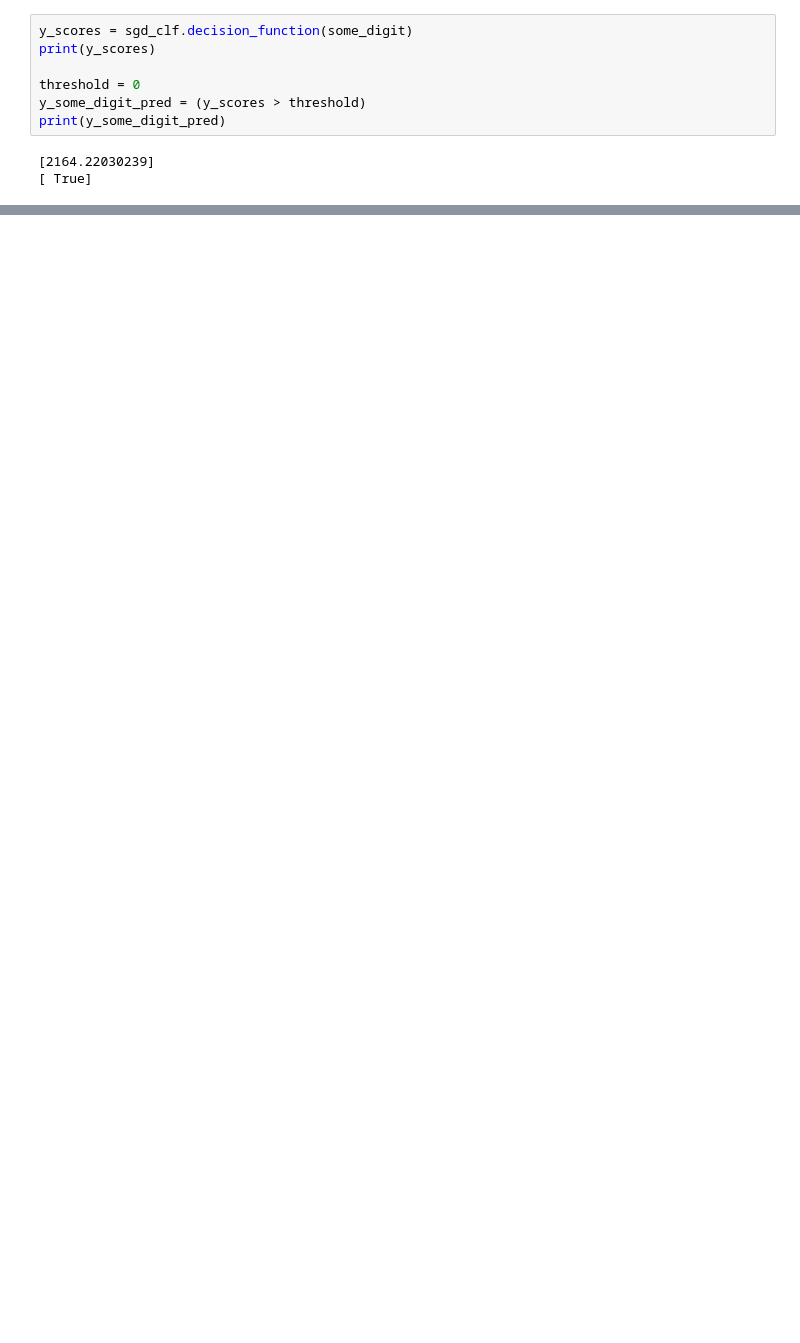
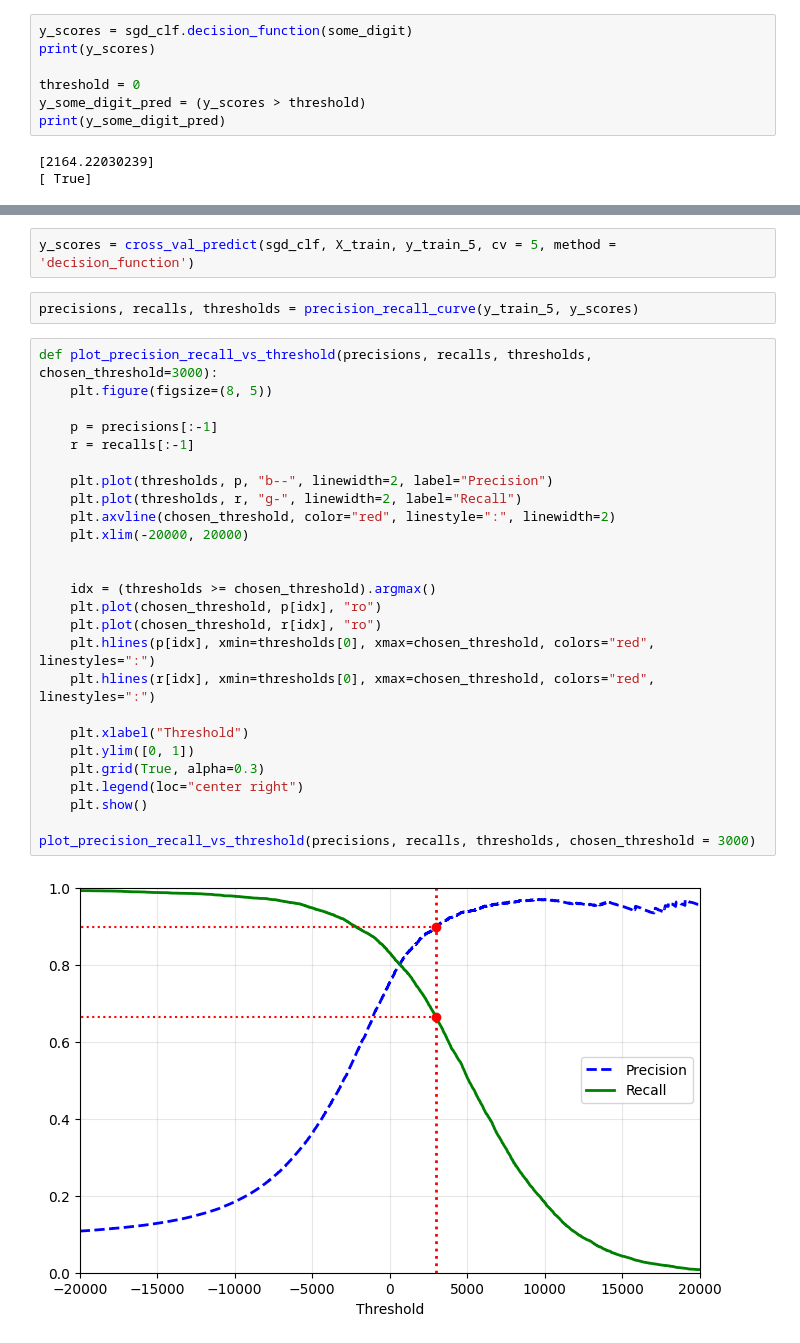
Before and after one commit to vinsmori/mnist-classification, a Jupyter notebook: notebooks/01_mnist_classification.ipynb, the cells around one changed output, grey strips where cells are left out. Cells and saved outputs as stored; diff of their text form; blank space fills up the shorter version.

```diff
--- a/notebooks/01_mnist_classification.ipynb
+++ b/notebooks/01_mnist_classification.ipynb
@@ -165,0 +176,32 @@ print(y_some_digit_pred)
+# %%
+y_scores = cross_val_predict(sgd_clf, X_train, y_train_5, cv = 5, method = 'decision_function')
+# %%
+precisions, recalls, thresholds = precision_recall_curve(y_train_5, y_scores)
+# %%
+def plot_precision_recall_vs_threshold(precisions, recalls, thresholds, chosen_threshold=3000):
+    plt.figure(figsize=(8, 5))
+
+    p = precisions[:-1]
+    r = recalls[:-1]
+
+    plt.plot(thresholds, p, "b--", linewidth=2, label="Precision")
+    plt.plot(thresholds, r, "g-", linewidth=2, label="Recall")
+    plt.axvline(chosen_threshold, color="red", linestyle=":", linewidth=2)
+    plt.xlim(-20000, 20000)
+
+
+    idx = (thresholds >= chosen_threshold).argmax()
+    plt.plot(chosen_threshold, p[idx], "ro")
+    plt.plot(chosen_threshold, r[idx], "ro")
+    plt.hlines(p[idx], xmin=thresholds[0], xmax=chosen_threshold, colors="red", linestyles=":")
+    plt.hlines(r[idx], xmin=thresholds[0], xmax=chosen_threshold, colors="red", linestyles=":")
+
+    plt.xlabel("Threshold")
+    plt.ylim([0, 1])
+    plt.grid(True, alpha=0.3)
+    plt.legend(loc="center right")
+    plt.show()
+
+plot_precision_recall_vs_threshold(precisions, recalls, thresholds, chosen_threshold = 3000)
+# %% [output]
+[figure, added]
```
Also changed, not shown: parts of 15 cells of this notebook.
